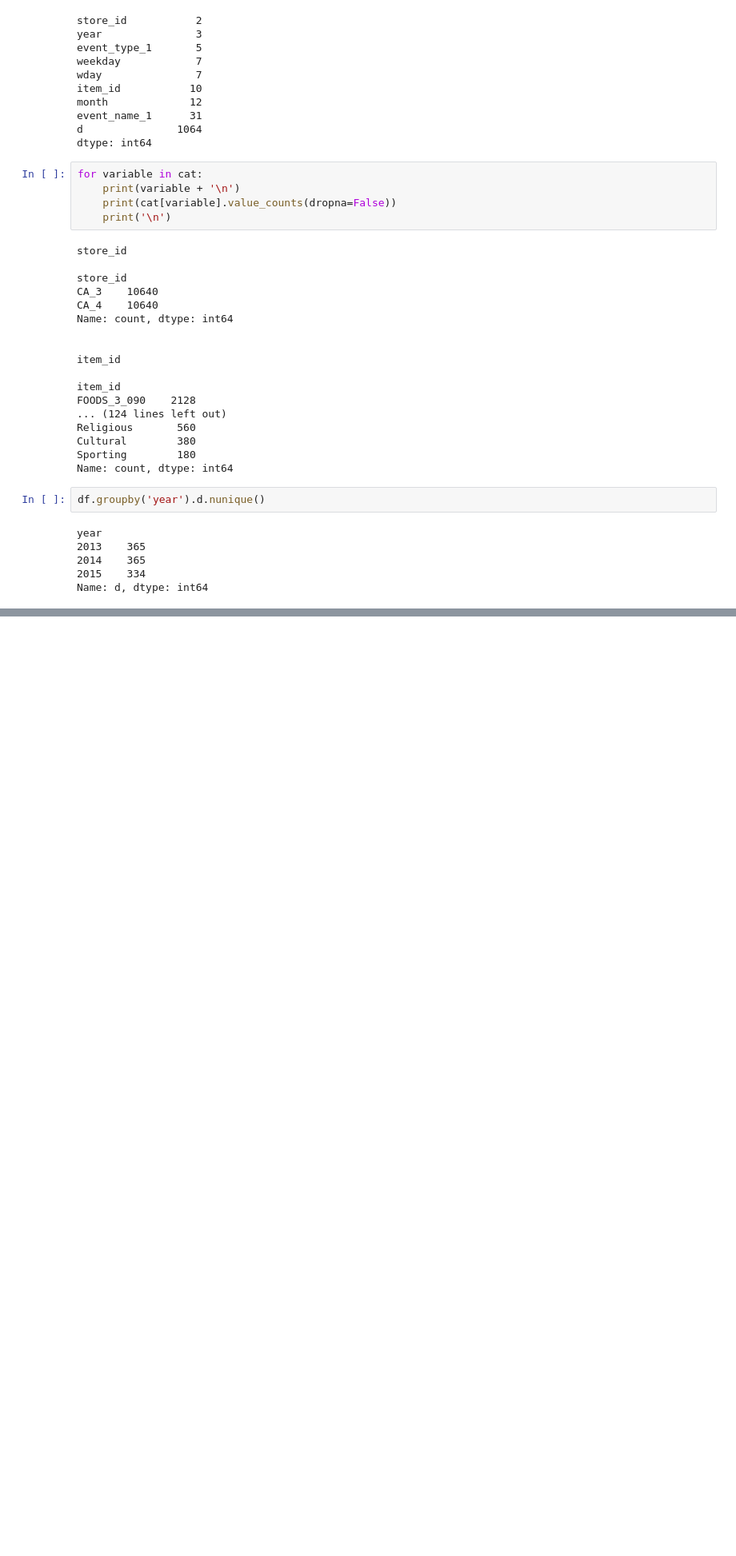
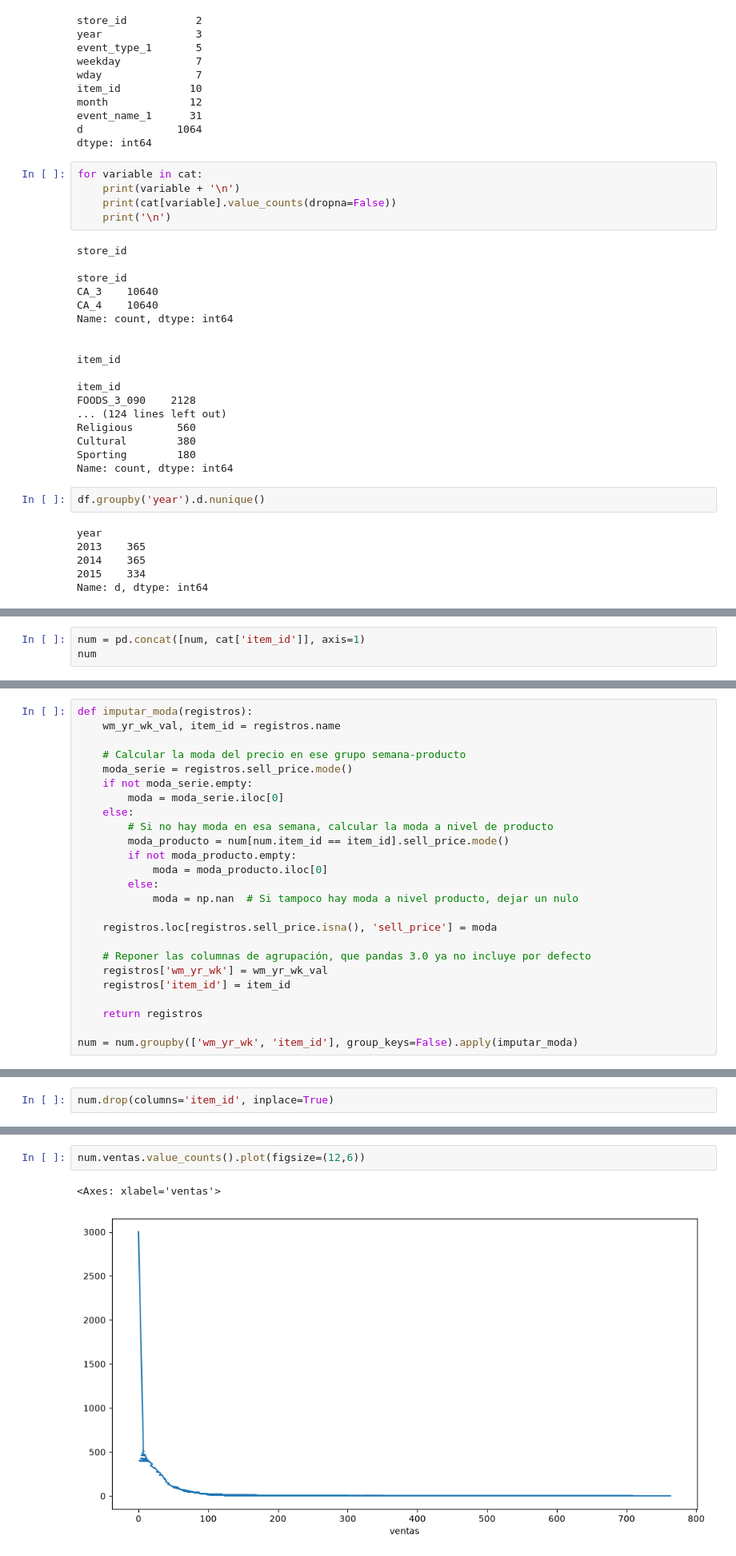
Before and after one commit to PabloHVega/ForecastingRetail, a Jupyter notebook: 03_notebooks/02_Calidad_Datos.ipynb, the cells around one changed output, grey strips where cells are left out. Shown at 80% size. Cells and saved outputs as stored; diff of their text form; blank space fills up the shorter version.

```diff
--- a/03_notebooks/02_Calidad_Datos.ipynb
+++ b/03_notebooks/02_Calidad_Datos.ipynb
@@ -236,0 +282,3 @@ Name: d, dtype: int64
+# %%
+num = pd.concat([num, cat['item_id']], axis=1)
+num
@@ -236,0 +300,25 @@ Name: d, dtype: int64
+# %%
+def imputar_moda(registros):
+    wm_yr_wk_val, item_id = registros.name
+
+    # Calcular la moda del precio en ese grupo semana-producto
+    moda_serie = registros.sell_price.mode()
+    if not moda_serie.empty:
+        moda = moda_serie.iloc[0]
+    else:
+        # Si no hay moda en esa semana, calcular la moda a nivel de producto
+        moda_producto = num[num.item_id == item_id].sell_price.mode()
+        if not moda_producto.empty:
+            moda = moda_producto.iloc[0]
+        else:
+            moda = np.nan  # Si tampoco hay moda a nivel producto, dejar un nulo
+
+    registros.loc[registros.sell_price.isna(), 'sell_price'] = moda
+
+    # Reponer las columnas de agrupación, que pandas 3.0 ya no incluye por defecto
+    registros['wm_yr_wk'] = wm_yr_wk_val
+    registros['item_id'] = item_id
+
+    return registros
+
+num = num.groupby(['wm_yr_wk', 'item_id'], group_keys=False).apply(imputar_moda)
@@ -236,0 +340,2 @@ Name: d, dtype: int64
+# %%
+num.drop(columns='item_id', inplace=True)
@@ -236,0 +398,5 @@ Name: d, dtype: int64
+# %%
+num.ventas.value_counts().plot(figsize=(12,6))
+# %% [output]
+<Axes: xlabel='ventas'>
+[figure, added]
```
Also changed, not shown: parts of 13 cells of this notebook, 1 other file.
